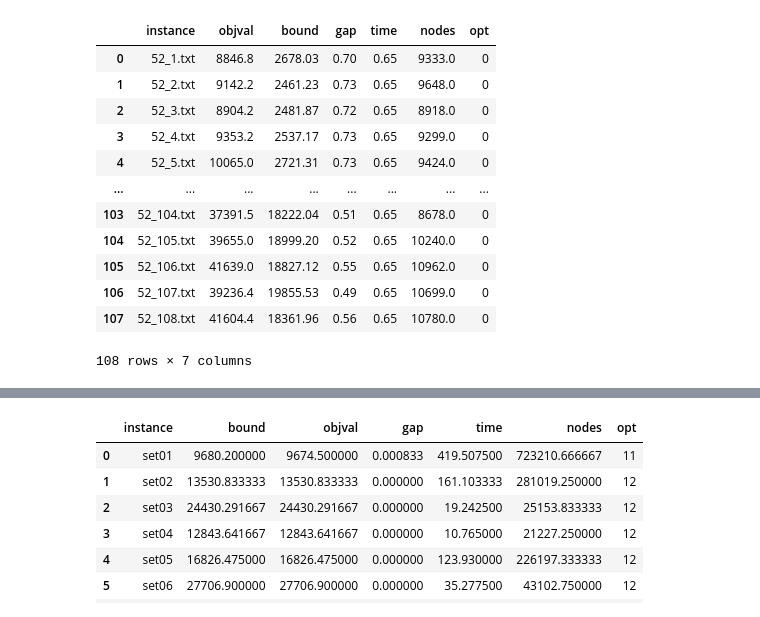
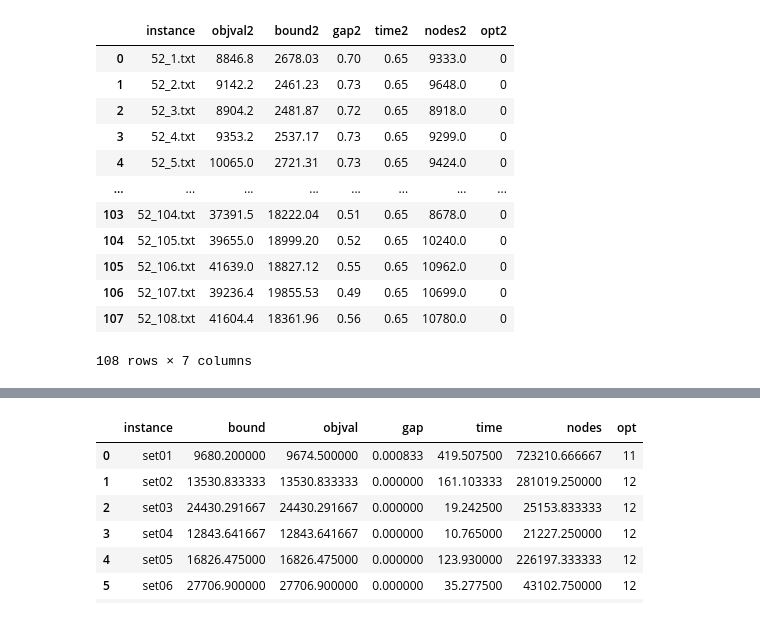
Before and after one commit to jesusossian/mmq_msc_andressa, a Jupyter notebook: src/lsr_std/lsr_std_feasible.ipynb, the cells around one changed output, grey strips where cells are left out. Cells and saved outputs as stored; diff of their text form; code cells hidden in the pictures.

```diff
--- a/src/lsr_std/lsr_std_feasible.ipynb
+++ b/src/lsr_std/lsr_std_feasible.ipynb
@@ -56,16 +178,16 @@ table_feasible_limited_max
 # %%
-url_file=f"result/lsr_std_mip_feasible_tlimited_mean.txt"
+url_file=f"result/lsr_std_mip_feasible_tmean.txt"
 
 df = pd.read_csv(url_file,header=None, sep=';')
 
 table = pd.DataFrame()
 table = pd.concat([table, df], ignore_index=True)
-table.columns = ['instance','objval','bound','gap','time','nodes','opt']
+table.columns = ['instance','objval2','bound2','gap2','time2','nodes2','opt2']
 
-table_feasible_limited_mean = table
-table_feasible_limited_mean
+table_feasible_tmean = table
+table_feasible_tmean
 # %% [output]
-|  | instance | objval | bound | gap | time | nodes | opt |
+|  | instance | objval2 | bound2 | gap2 | time2 | nodes2 | opt2 |
 | 0 | 52_1.txt | 8846.8 | 2678.03 | 0.70 | 0.65 | 9333.0 | 0 |
 | 1 | 52_2.txt | 9142.2 | 2461.23 | 0.73 | 0.65 | 9648.0 | 0 |
 | 2 | 52_3.txt | 8904.2 | 2481.87 | 0.72 | 0.65 | 8918.0 | 0 |
```
Also changed, not shown: parts of 29 cells of this notebook, 4 other files.
